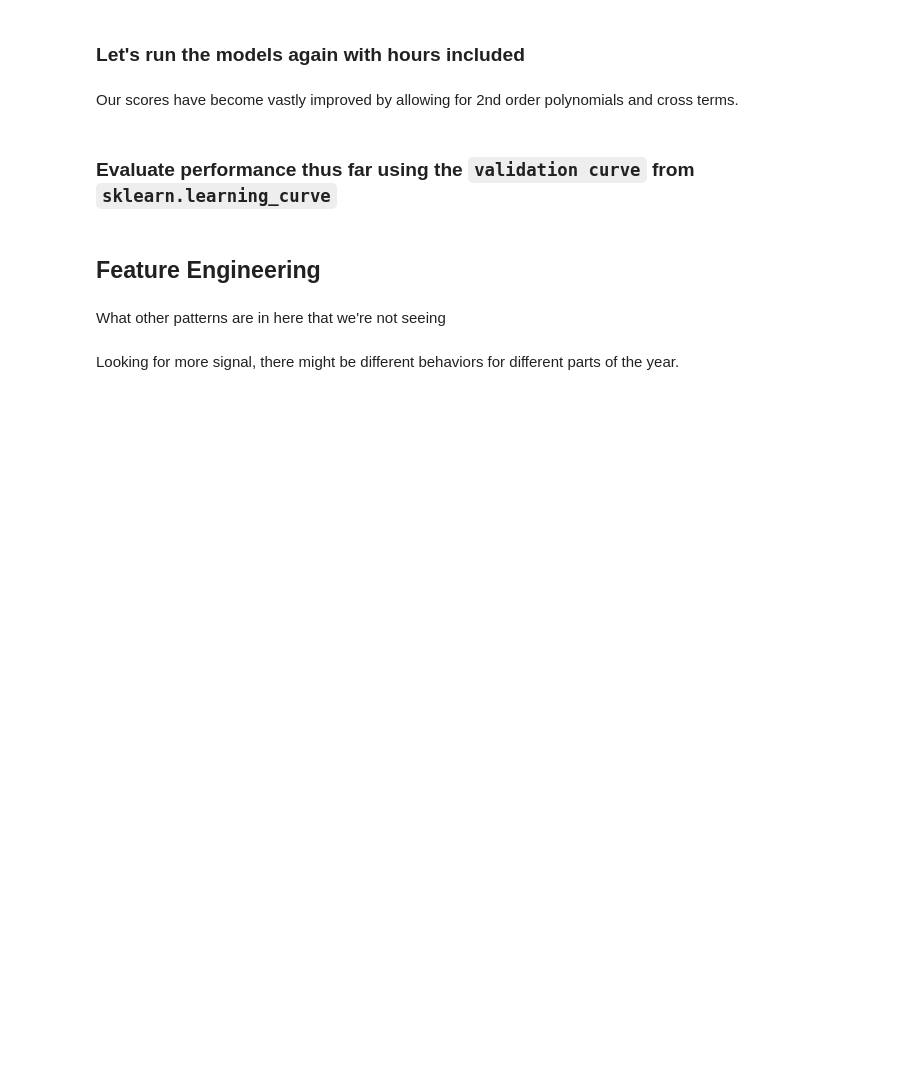
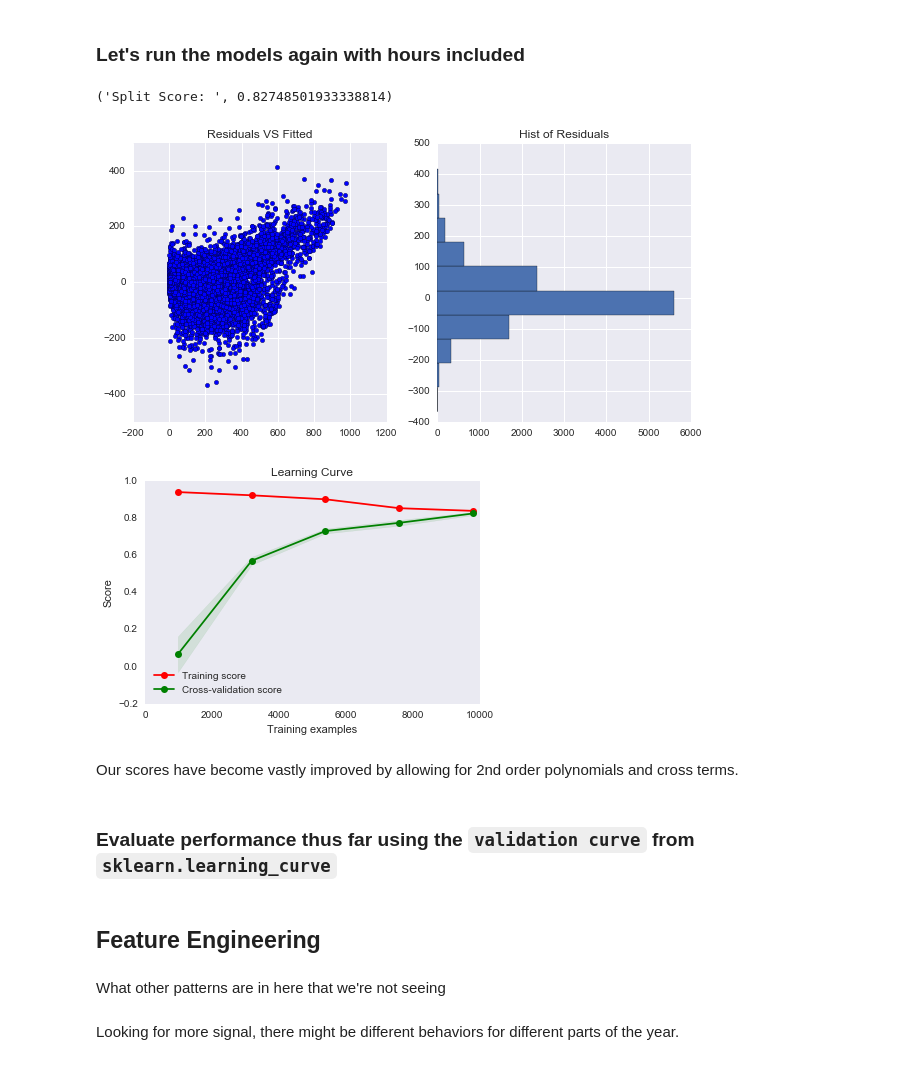
Before and after one commit to Ryanglambert/dc_bike_share_analysis, a Jupyter notebook: Bike_Share_EDA.ipynb, the cells around one changed output. Cells and saved outputs as stored; diff of their text form; code cells hidden in the pictures; blank space fills up the shorter version.

```diff
--- a/Bike_Share_EDA.ipynb
+++ b/Bike_Share_EDA.ipynb
@@ -267,5 +277,0 @@ plt.hist(residuals);
-# %%
-train = train.join(pd.get_dummies(train.index.hour, prefix='hr').set_index(train.index))
-train.index = pd.to_datetime(train.index)
-# train = train.join(pd.get_dummies(train.index.dayofweek, prefix='daywk').set_index(train.index))
-# train.index = pd.to_datetime(train.index)
@@ -272,5 +300,5 @@ train.index = pd.to_datetime(train.index)
 # %% [markdown]
 ### Let's run the models again with hours included
 # %%
-y = train.iloc[:, 2]
-X = train.drop(['casual', 'registered', 'count'], axis=1)
+y2 = train.iloc[:, 2]
+X2 = train.drop(['casual', 'registered', 'count'], axis=1)
@@ -288,3 +305,11 @@ est.score(X_test,y_test), est.score(X_train, y_train)
+# %%
+est2 = make_pipeline(PolynomialFeatures(2), Ridge())
+# %%
+score_model(X2, y2, est2)
+# %% [output]
+('Split Score: ', 0.82748501933338814)
+[figure, added]
+[figure, added]
 # %% [markdown]
 Our scores have become vastly improved by allowing for 2nd order polynomials and cross terms.
 # %% [markdown]
```
Also changed, not shown: parts of 32 cells of this notebook.
